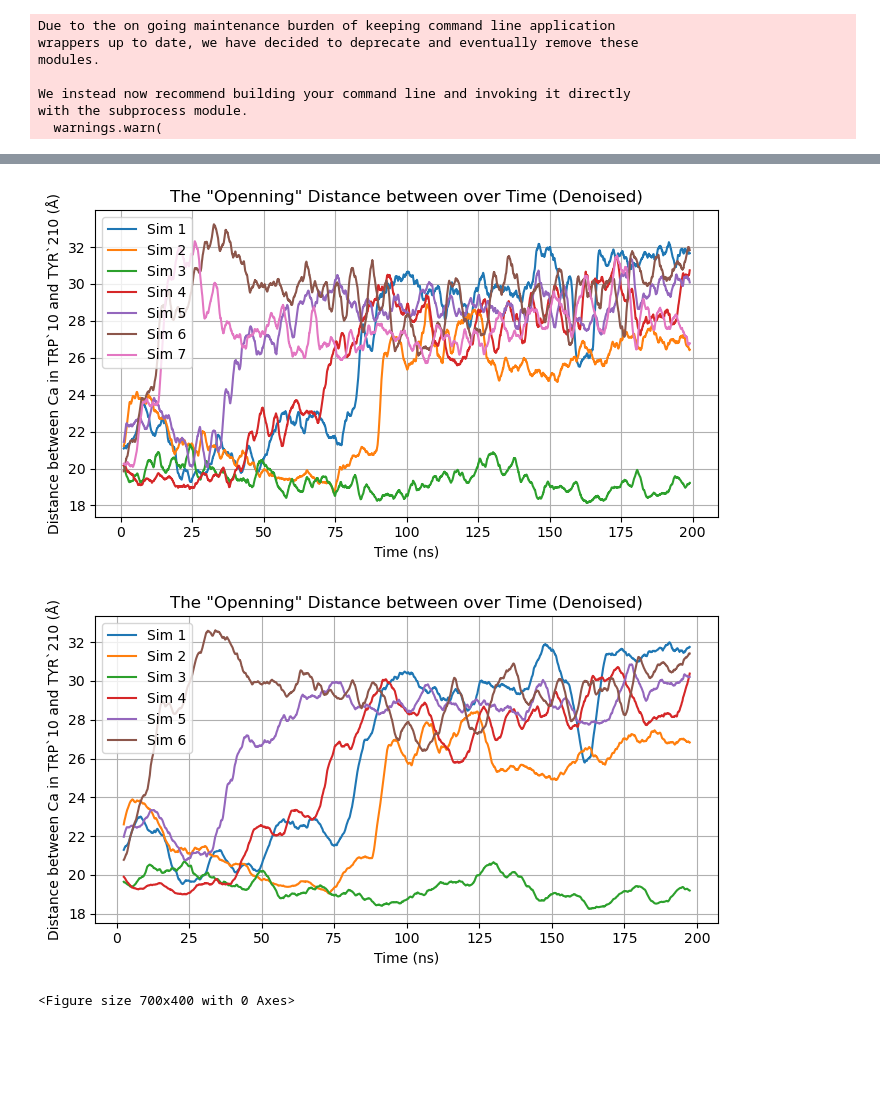
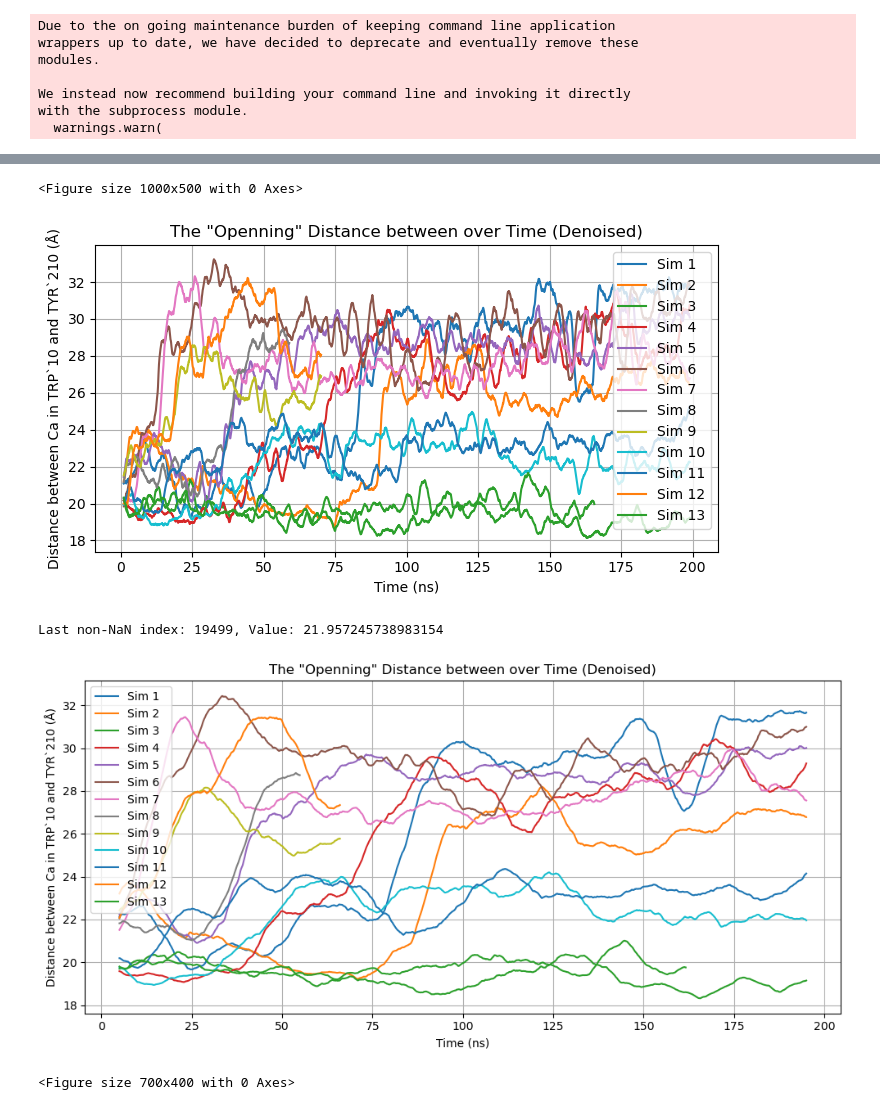
Before and after one commit to john-zcliu/oshea-j-wood-c-pbp-design-2023, a Jupyter notebook: mdTrajAnalysis2.ipynb, the cells around one changed output, grey strips where cells are left out. Cells and saved outputs as stored; diff of their text form; code cells hidden in the pictures; blank space fills up the shorter version.

Commit message:
Implement early termination for protein simulation based on new criteria; And add torsion data processing

```diff
--- a/mdTrajAnalysis2.ipynb
+++ b/mdTrajAnalysis2.ipynb
@@ -39,7 +39,7 @@ with the subprocess module.
 base_path = f"Simulations/Apo/simulations/"
 NN_training_dir = f"{os.getcwd()}/../ensembleFolding/exp2_enzyme_preliminary/bin/32sims"
 os.makedirs(NN_training_dir, exist_ok=True)
-nsims = 8
+nsims = 14
 # %%
 # Plotting the enregy profiles
 for i in range(1, nsims):
@@ -100,7 +106,7 @@ def extract_coordinates(traj_file, output_file):
 
 def plot_atom_distance(trajectory, atom_1, atom_2, window_size=150, title="Distance between Atoms over Time", save_path=None, return_data=False):
     distances = np.linalg.norm(trajectory[:, atom_1] - trajectory[:, atom_2], axis=1)
-    time_ns = np.linspace(0, 200, len(distances))
+    time_ns = np.linspace(0, 200*(len(distances)+1)/20000, len(distances))
     rolling_distances = pd.Series(distances).rolling(window=window_size, center=True).mean()
     plt.figure(figsize=(7, 4))
     plt.plot(time_ns, distances, label='Distance')
@@ -119,7 +125,7 @@ def plot_atom_distance(trajectory, atom_1, atom_2, window_size=150, title="Dista
         plt.show()
     plt.close()
     if return_data:
-        return rolling_distances
+        return distances
 # %%
 # Loop through the simulations and extract coordinates
 for i in range(1, nsims):
@@ -131,9 +137,10 @@ for i in range(1, nsims):
 
     # plot the distance between two atoms (optional)
     coordinates = np.load(output_file)
-    plot_atom_distance(coordinates, 158, 3286, window_size=150,
+    time_proxy = plot_atom_distance(coordinates, 158, 3286, window_size=150,
                        title="Distance between Ca Atoms in TRP`10 and in TYR`210 over Time",
-                       save_path=base_path + f"plots/distance10_210/distance_plot_{i}.png")
+                       save_path=base_path + f"plots/distance10_210/distance_plot_{i}.png", return_data=True)
+    np.save(sim_path + "time_proxy.npy", time_proxy)
 # %%
 # Collect distance data from all trajectories
 atom_1 = 158  # TRP`10
@@ -148,15 +155,12 @@ for i in range(1, nsims):
     distances = np.linalg.norm(coordinates[:, atom_1] - coordinates[:, atom_2], axis=1)
     all_distances.append(distances)
 # %%
-
-atom_1 = 158  # TRP`10
-atom_2 = 3286  # TYR`210
 window_size = 200  # Adjust the window size as needed
 
 # Plot all distances in one figure
 plt.figure(figsize=(7, 4))
 for i, distances in enumerate(all_distances, start=1):
-    time_ns = np.linspace(0, 200, len(distances))  # Assuming 200 ns simulation
+    time_ns = np.linspace(0, 200*(len(distances)+1)/20000, len(distances))  # Assuming 200 ns simulation
     rolling_distances = pd.Series(distances).rolling(window=window_size, center=True).mean()
     plt.plot(time_ns, rolling_distances, label=f'Sim {i}')
 
@@ -168,29 +172,33 @@ plt.grid()
 plt.tight_layout()
 plt.show()
 # %% [output]
+<Figure size 1000x500 with 0 Axes>
-[figure, old version]
+[figure, new version]
+# %%
+last_valid_index = rolling_distances.last_valid_index()
+last_valid_value = rolling_distances.loc[last_valid_index]
+print(f"Last non-NaN index: {last_valid_index}, Value: {last_valid_value}")
+# %% [output]
+Last non-NaN index: 19499, Value: 21.957245738983154
 # %%
-
-atom_1 = 158  # TRP`10
-atom_2 = 3286  # TYR`210
-window_size = 500  # Adjust the window size as needed
+window_size = 1000  # Adjust the window size as needed
 
 # Plot all distances in one figure
-plt.figure(figsize=(7, 4))
+plt.figure(figsize=(10, 5))
 for i, distances in enumerate(all_distances, start=1):
-    time_ns = np.linspace(0, 200, len(distances))  # Assuming 200 ns simulation
+    time_ns = np.linspace(0, 200*(len(distances)+1)/20000, len(distances))  # Assuming 200 ns simulation
     rolling_distances = pd.Series(distances).rolling(window=window_size, center=True).mean()
     plt.plot(time_ns, rolling_distances, label=f'Sim {i}')
 
 plt.xlabel('Time (ns)')
 plt.ylabel('Distance between Ca in TRP`10 and TYR`210 (Å)')
 plt.title('The \"Openning\" Distance between over Time (Denoised)')
 plt.legend()
 plt.grid()
 plt.tight_layout()
 plt.show()
 # %% [output]
-[figure, old version]
+[figure, new version]
 # %%
 # Plot all distances in one figure
 plt.figure(figsize=(7, 4))
```
Also changed, not shown: parts of 7 cells of this notebook, 1 other file.
